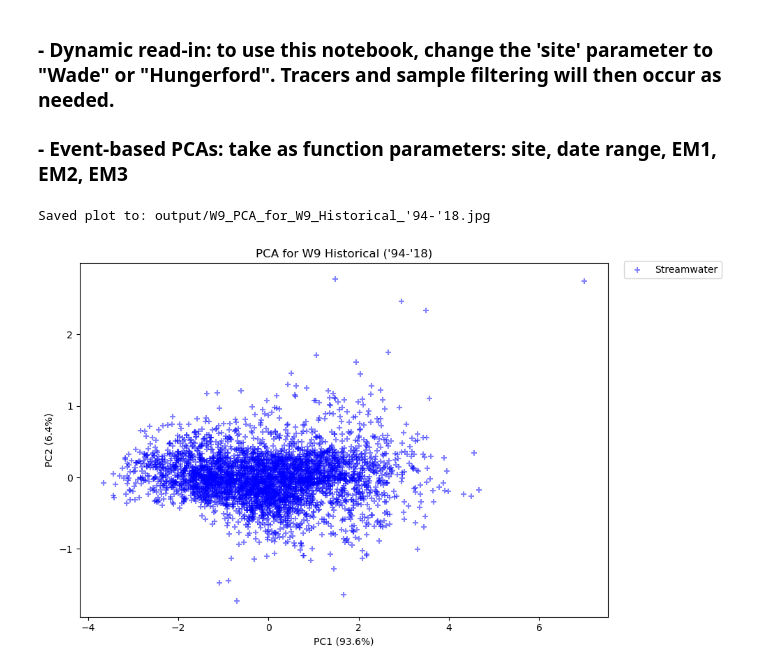
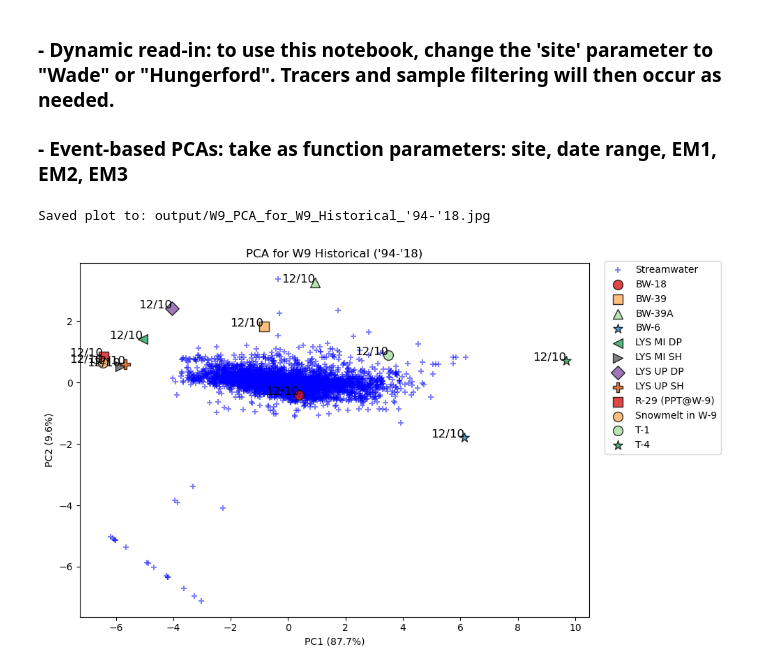
Before and after one commit to MeganEDuffy/EMMA, a Jupyter notebook: EMMA-main/SleepersW9_2023_event-PCA.ipynb, the cells around one changed output. Drawn from its saved outputs; the diff is of its cells as text; code cells hidden in the pictures.

Commit message:
plotted sleepers w9 pca with ca mg na

```diff
--- a/EMMA-main/SleepersW9_2023_event-PCA.ipynb
+++ b/EMMA-main/SleepersW9_2023_event-PCA.ipynb
@@ -48,7 +48,8 @@ def plot_event_pca(
 
     # Site-specific tracers
     if site == "W9":
-        tracers = ['Ca_mg_L', 'Si_mg_L']
+        #tracers = ['Ca_mg_L', 'Si_mg_L', 'Mg_mg_L', 'Na_mg_L', 'Cl_mg_L']
+        tracers = ['Ca_mg_L', 'Mg_mg_L', 'Na_mg_L']
     elif site == "Hungerford":
         tracers = ['Ca_mg_L', 'Cl_mg_L', 'Si_mg_L', 'Na_mg_L', 'Mg_mg_L', 'dD', 'd18O']
     else:
@@ -119,12 +120,20 @@ def plot_event_pca(
     ax.scatter(sw["PC1"], sw["PC2"], marker='+', c='blue', alpha=0.5, label='Streamwater')
 
     # Plot endmembers with distinct markers/colors
-    endmember_markers = {
-        'Rain': 'o', 'Snow': 's', 'Snowmelt lysimeter': '^', 'Precip': '*',
-        'Soil water lysimeter dry': '<', 'Soil water lysimeter wet': '>',
-        'Groundwater': 'D', 'Baseflow': 'P'
+    #endmember_markers = {   #BREE site endmember types
+        #'Rain': 'o', 'Snow': 's', 'Snowmelt lysimeter': '^', 'Precip': '*',
+        #'Soil water lysimeter dry': '<', 'Soil water lysimeter wet': '>',
+        #'Groundwater': 'D', 'Baseflow': 'P'
+    #}
+
+    endmember_markers = {   #W9 site endmember types
+        'BW-18': 'o', 'BW-39': 's', 'BW-39A': '^', 'BW-6': '*',
+        'LYS MI DP': '<', 'LYS MI SH': '>',
+        'LYS UP DP': 'D', 'LYS UP SH': 'P', 'R-29 (PPT@W-9)': 's',
+        'Snowmelt in W-9': 'o', 'T-1': 'o', 'T-4': '*'
     }
-    colors = ['#d7191c', '#fdae61', '#abdda4', '#2b83ba', '#2ca25f', '#636363', '#8856a7', '#d95f0e']
+
+    colors = ['#d7191c', '#fdae61', '#abdda4', '#2b83ba', '#2ca25f', '#636363', '#8856a7', '#d95f0e', '#d7191c', '#fdae61', '#abdda4', '#2ca25f']
     for (etype, color) in zip(endmember_markers.keys(), colors):
         em = combined[(combined["Type"] == etype)]
         if not em.empty:
@@ -159,19 +168,22 @@ def plot_event_pca(
 # %%
 ########################
 # W9 HISTORICAL EVENTS #
 ########################
 
 # Load the full RI23 dataset
-df = pd.read_csv("data/sleepers/RI23-IC-ICP-isotope-toc-joined_W9.csv")
+df = pd.read_csv("data/sleepers/RI23-IC-ICP-isotope-toc-joined_W9_withAvgEMs.csv")
 
 plot_event_pca(
     data=df,
     site="W9",
     start_date="1991-05-01 00:00",
     end_date="2018-12-30 00:00",
-    endmember_ids=["W9_00_2966", "W9_00_2790", "W9_00_2793"],
+    #endmember_ids=["W9_00_2966", "W9_00_2790", "W9_00_2793"],
+    endmember_ids=["W9_02_0001", "W9_02_0002", "W9_02_0003", "W9_02_0004", "W9_02_0005", "W9_02_0006", \
+                   "W9_02_0007", "W9_02_0008", "W9_02_0009", "W9_02_0010", "W9_02_0011", "W9_02_0012"],
+
     title="PCA for W9 Historical ('94-'18)"
 )
 # %% [output]
 Saved plot to: output/W9_PCA_for_W9_Historical_'94-'18.jpg
-[figure, old version]
+[figure, new version]
```
Also changed, not shown: 4 other files.
